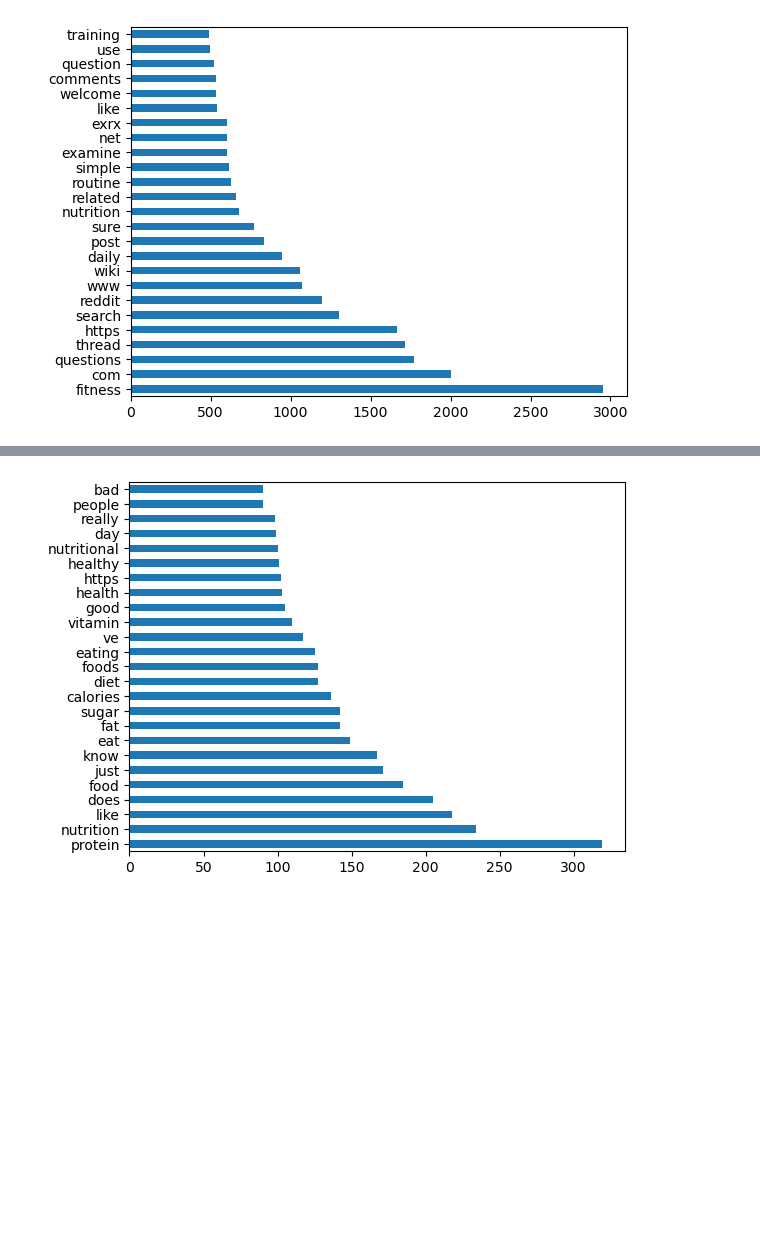
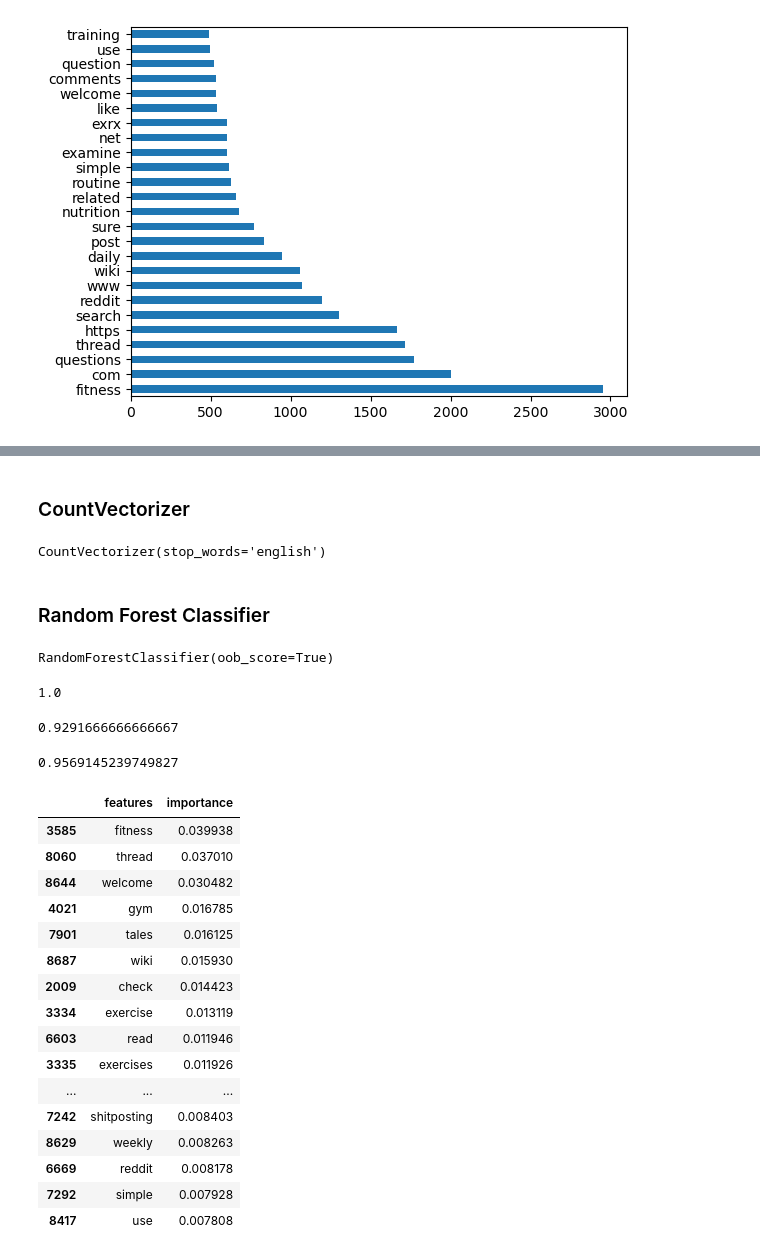
Before and after one commit to sophiaj5/NLP-Project, a Jupyter notebook: models.ipynb, the cells around one changed output, grey strips where cells are left out. Drawn from its saved outputs; the diff is of its cells as text; code cells hidden in the pictures; blank space fills up the shorter version.

```diff
--- a/models.ipynb
+++ b/models.ipynb
@@ -126 +157,3 @@ X_test2 = cvec.transform(X_test)
+# %% [markdown]
+### CountVectorizer
 # %%
@@ -128,4 +164,8 @@ X_train_df2 = pd.DataFrame(X_train2.todense(), columns=cvec.get_feature_names_ou
+# %%
+cvec3 = CountVectorizer(stop_words='english')
+# %%
+cvec3.fit(X_train3)
+# %% [output]
+CountVectorizer(stop_words='english')
 # %%
-X_train_df2.sum().sort_values(ascending=False).head(25).plot(kind='barh');
+X_train3_transformed = cvec3.transform(X_train3)
-# %% [output]
-[figure, removed]
@@ -131,0 +176,42 @@ X_train_df2.sum().sort_values(ascending=False).head(25).plot(kind='barh');
+# %% [markdown]
+### Random Forest Classifier
+# %%
+rf = RandomForestClassifier(oob_score=True, max_features='sqrt')
+rf.fit(X_train3_transformed, y_train3)
+# %% [output]
+RandomForestClassifier(oob_score=True)
+# %%
+rf.score(X_train3_transformed, y_train3)
+# %% [output]
+1.0
+# %%
+rf.score(X_test3_transformed, y_test3)
+# %% [output]
+0.9291666666666667
+# %%
+rf.oob_score_
+# %% [output]
+0.9569145239749827
+# %%
+pd.DataFrame({
+    'features': cvec3.get_feature_names_out(),
+    'importance': rf.feature_importances_
+}).sort_values('importance', ascending=False).head(25)
+# %% [output]
+|  | features | importance |
+| 3585 | fitness | 0.039938 |
+| 8060 | thread | 0.037010 |
+| 8644 | welcome | 0.030482 |
+| 4021 | gym | 0.016785 |
+| 7901 | tales | 0.016125 |
+| 8687 | wiki | 0.015930 |
+| 2009 | check | 0.014423 |
+| 3334 | exercise | 0.013119 |
+| 6603 | read | 0.011946 |
+| 3335 | exercises | 0.011926 |
+| ... | ... | ... |
+| 7242 | shitposting | 0.008403 |
+| 8629 | weekly | 0.008263 |
+| 6669 | reddit | 0.008178 |
+| 7292 | simple | 0.007928 |
+| 8417 | use | 0.007808 |
```
Also changed, not shown: parts of 30 cells of this notebook.
